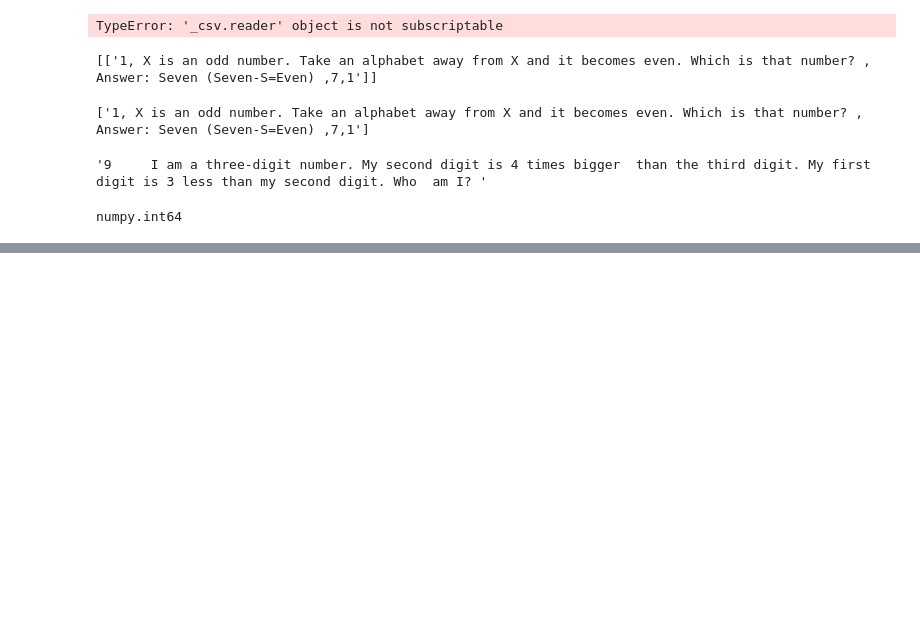
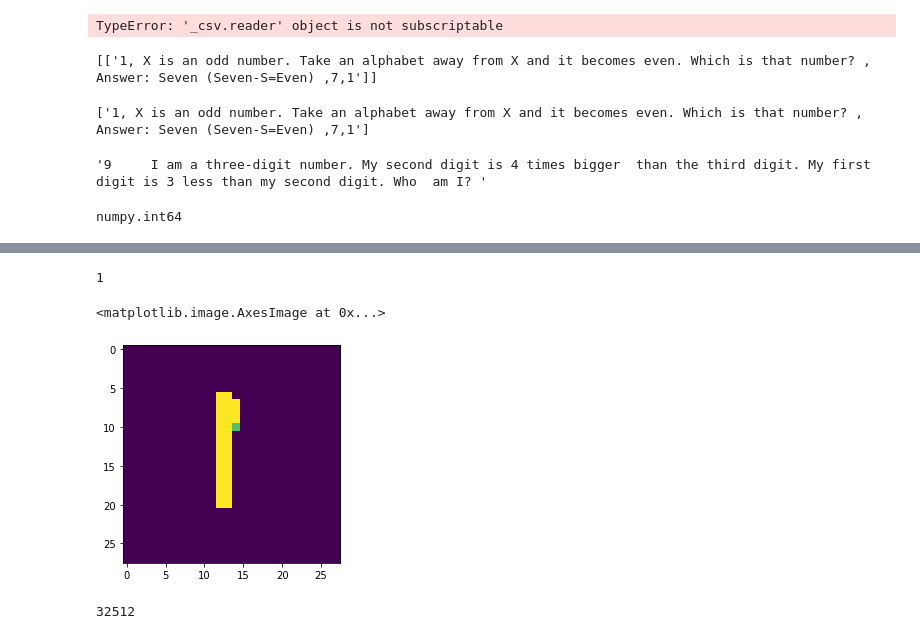
Before and after one commit to ArjunBajajAB/RIddle-Game-for-Dyslexic-Students-using-Deep-Learning, a Jupyter notebook: Riddles dataset preparation.ipynb, the cells around one changed output, grey strips where cells are left out. Saved outputs shown, nothing was run; the diff lists cells and outputs as text; code cells hidden in the pictures; blank space fills up the shorter version.

```diff
--- a/Riddles dataset preparation.ipynb
+++ b/Riddles dataset preparation.ipynb
@@ -107,0 +149,42 @@ numpy.int64
+# %%
+image = cv2.imread('images/Captured2.png')  # read the saved input on canvas which is stores as image
+grey = cv2.cvtColor(image.copy(), cv2.COLOR_BGR2GRAY)  # convert to grayscale
+contours, _ = cv2.findContours(grey.copy(), cv2.RETR_EXTERNAL, cv2.CHAIN_APPROX_SIMPLE)
+for c in contours:
+        x, y, w, h = cv2.boundingRect(c)
+
+        # Creating a rectangle around the digit in the original image (for displaying the digits fetched via contours)
+        cv2.rectangle(image, (x, y), (x + w, y + h), color=(0, 255, 0), thickness=2)
+
+        # Cropping out the digit from the image corresponding to the current contours in the for loop
+        mean = w + h
+        mean = mean / 2
+        if (w > h):
+            m = abs(mean - h)
+            height = int(y + h + m)
+            width = int(x + w - m)
+            digit = grey[y:height, x:width]
+        elif (h > w):
+            m = abs(mean - w)
+            height = int(y + h - m)
+            width = int(x + w + m)
+            digit = grey[y:height, x:width]
+        elif (h == w):
+            digit = grey[y:y + h, x:x + w]
+
+        # ResiImport the libraries to create a GUI Applicationzing that digit to (18, 18)
+        resized_digit = cv2.resize(digit, (18, 18))
+
+        # Padding the digit with 5 pixels of black color (zeros) in each side to finally produce the image of (28, 28)
+        padded_digit = np.pad(resized_digit, ((5, 5), (5, 5)), "constant", constant_values=0)
+
+
+digiti=padded_digit.reshape((1,28,28,1))
+prediction = model.predict((digiti))  # Predict the digit using our model after reshaping the digit to the dimensions the model is trained on
+ans = np.argmax(prediction)  # convert the predicted array to a readable forma
+print(ans)
+plt.imshow(padded_digit)
+# %% [output]
+1
+<matplotlib.image.AxesImage at 0x...>
+[figure, added]
@@ -107,0 +202,4 @@ numpy.int64
+# %%
+os.system("test.mp3")
+# %% [output]
+32512
```
Also changed, not shown: parts of 19 cells of this notebook.
